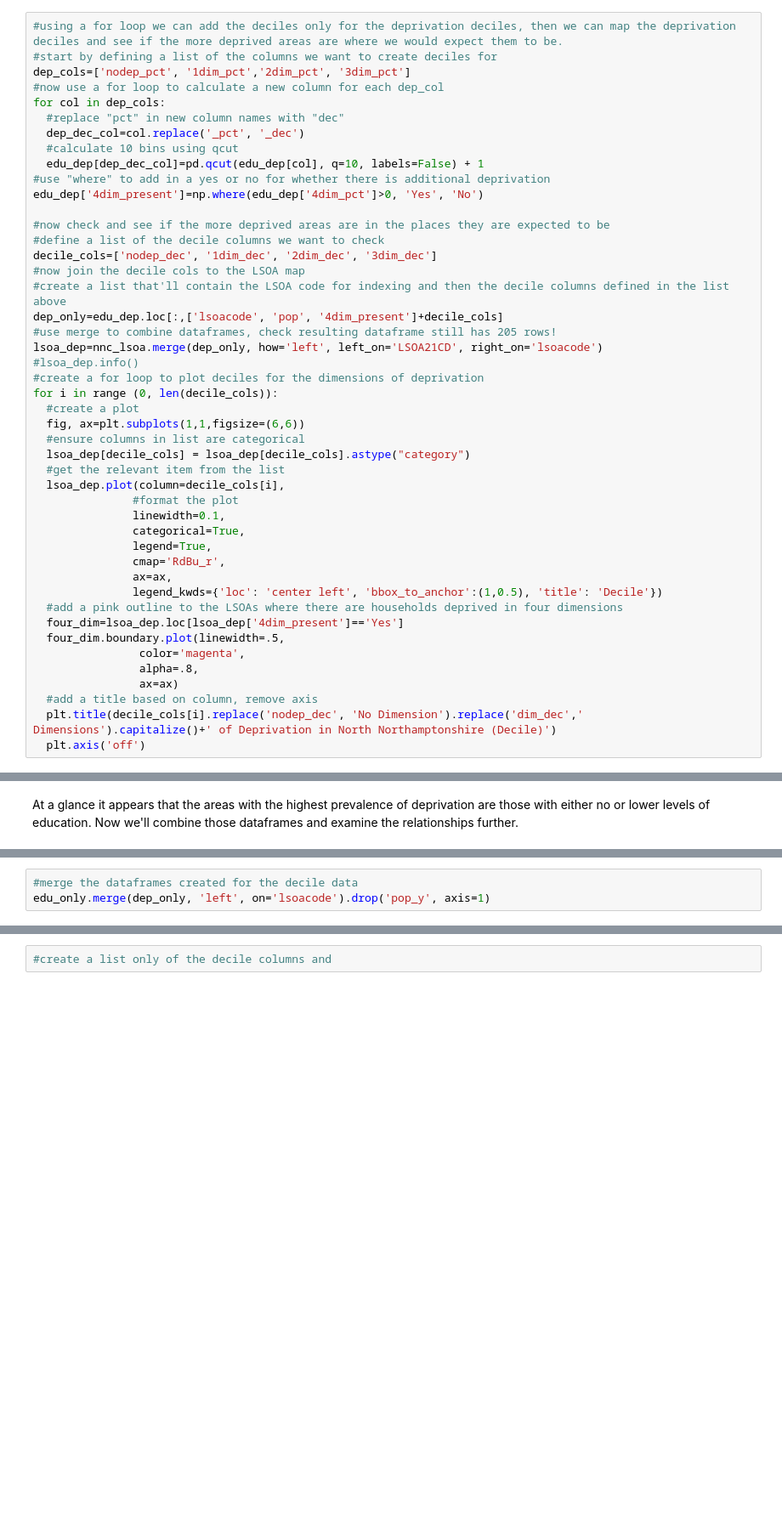
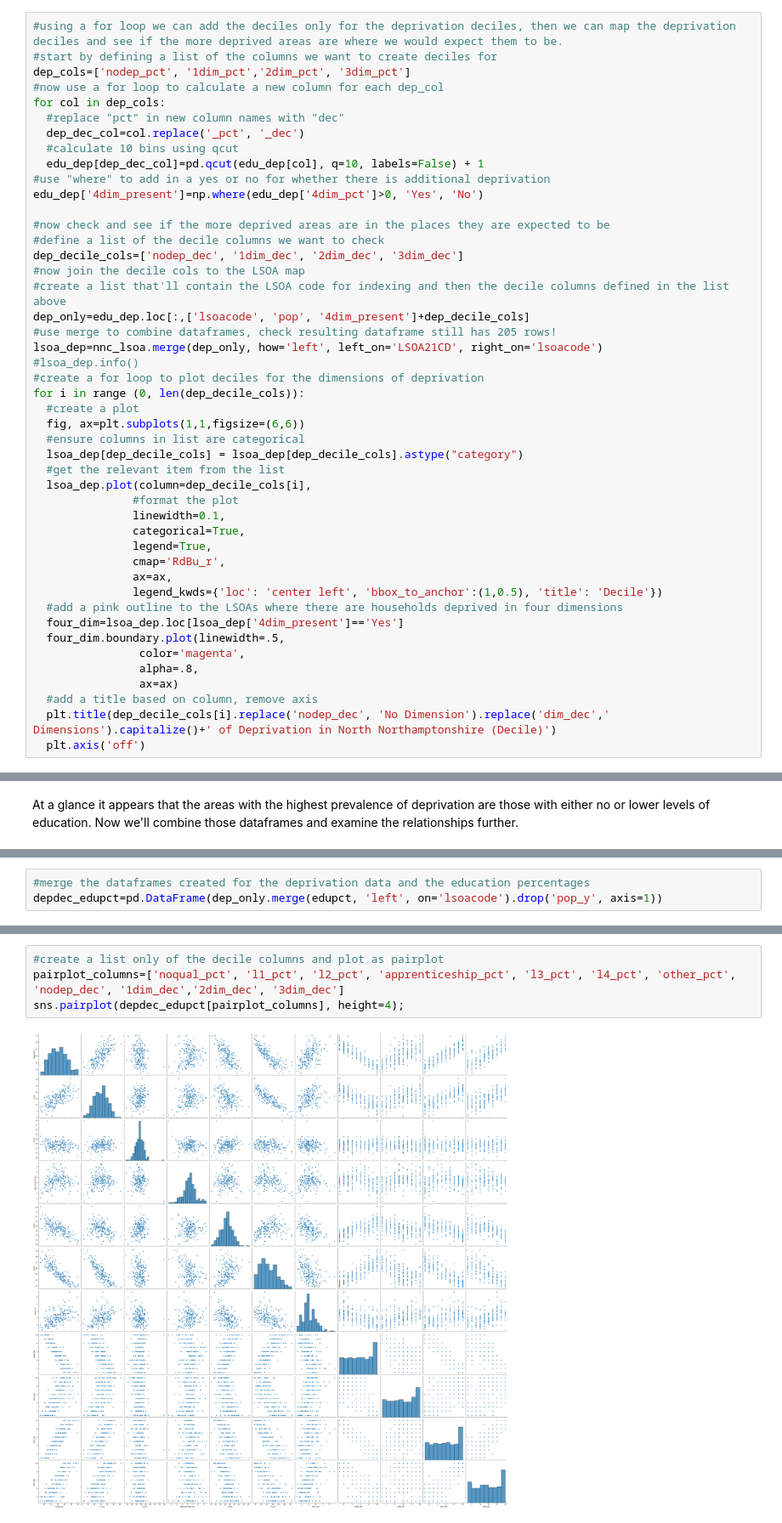
Before and after one commit to PeteH-89/GEOG5003M_Project, a Jupyter notebook: GEOG5003M_Project.ipynb, the cells around one changed output, grey strips where cells are left out. Shown at 85% size. Saved outputs shown, nothing was run; the diff lists cells and outputs as text; blank space fills up the shorter version.

```diff
--- a/GEOG5003M_Project.ipynb
+++ b/GEOG5003M_Project.ipynb
@@ -108,21 +108,21 @@ edu_dep['4dim_present']=np.where(edu_dep['4dim_pct']>0, 'Yes', 'No')
 
 #now check and see if the more deprived areas are in the places they are expected to be
 #define a list of the decile columns we want to check
-decile_cols=['nodep_dec', '1dim_dec', '2dim_dec', '3dim_dec']
+dep_decile_cols=['nodep_dec', '1dim_dec', '2dim_dec', '3dim_dec']
 #now join the decile cols to the LSOA map
 #create a list that'll contain the LSOA code for indexing and then the decile columns defined in the list above
-dep_only=edu_dep.loc[:,['lsoacode', 'pop', '4dim_present']+decile_cols]
+dep_only=edu_dep.loc[:,['lsoacode', 'pop', '4dim_present']+dep_decile_cols]
 #use merge to combine dataframes, check resulting dataframe still has 205 rows!
 lsoa_dep=nnc_lsoa.merge(dep_only, how='left', left_on='LSOA21CD', right_on='lsoacode')
 #lsoa_dep.info()
 #create a for loop to plot deciles for the dimensions of deprivation
-for i in range (0, len(decile_cols)):
+for i in range (0, len(dep_decile_cols)):
   #create a plot
   fig, ax=plt.subplots(1,1,figsize=(6,6))
   #ensure columns in list are categorical
-  lsoa_dep[decile_cols] = lsoa_dep[decile_cols].astype("category")
+  lsoa_dep[dep_decile_cols] = lsoa_dep[dep_decile_cols].astype("category")
   #get the relevant item from the list
-  lsoa_dep.plot(column=decile_cols[i],
+  lsoa_dep.plot(column=dep_decile_cols[i],
                #format the plot
                linewidth=0.1,
                categorical=True,
@@ -137,7 +137,7 @@ for i in range (0, len(decile_cols)):
                 alpha=.8,
                 ax=ax)
   #add a title based on column, remove axis
-  plt.title(decile_cols[i].replace('nodep_dec', 'No Dimension').replace('dim_dec',' Dimensions').capitalize()+' of Deprivation in North Northamptonshire (Decile)')
+  plt.title(dep_decile_cols[i].replace('nodep_dec', 'No Dimension').replace('dim_dec',' Dimensions').capitalize()+' of Deprivation in North Northamptonshire (Decile)')
   plt.axis('off')
 # %% [markdown]
 The most deprived areas are where we'd expect them to be: In the urban areas, particularly in Corby, Kettering and Wellingborough. Interestingly even in the areas where there is very little other deprivation, there are still some households deprived in four dimensions.
@@ -191,3 +191,3 @@ Start by combining the decile data
 # %%
-#merge the dataframes created for the decile data
-edu_only.merge(dep_only, 'left', on='lsoacode').drop('pop_y', axis=1)
+#merge the dataframes created for the deprivation data and the education percentages
+depdec_edupct=pd.DataFrame(dep_only.merge(edupct, 'left', on='lsoacode').drop('pop_y', axis=1))
@@ -208,2 +194,6 @@ edu_only.merge(dep_only, 'left', on='lsoacode').drop('pop_y', axis=1)
 # %%
-#create a list only of the decile columns and
+#create a list only of the decile columns and plot as pairplot
+pairplot_columns=['noqual_pct', 'l1_pct', 'l2_pct', 'apprenticeship_pct', 'l3_pct', 'l4_pct', 'other_pct', 'nodep_dec', '1dim_dec','2dim_dec', '3dim_dec']
+sns.pairplot(depdec_edupct[pairplot_columns], height=4);
+# %% [output]
+[figure, added]
```
Also changed, not shown: parts of 5 cells of this notebook.
